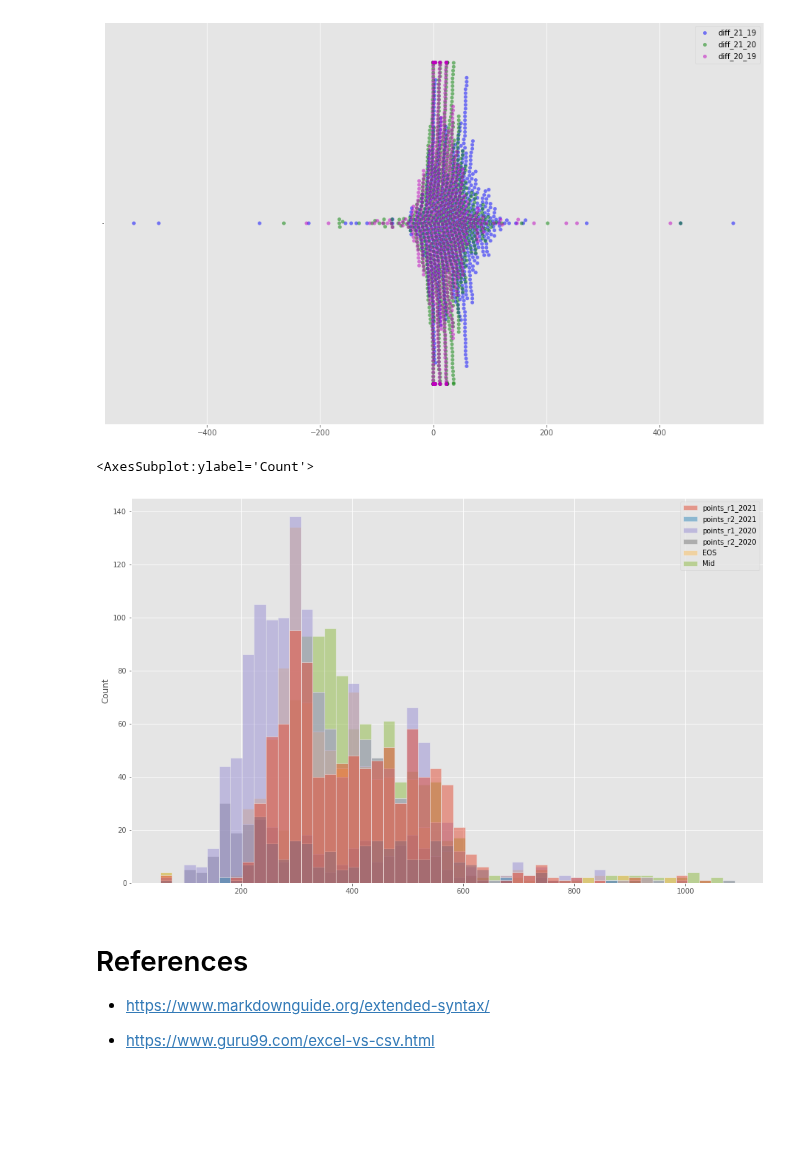
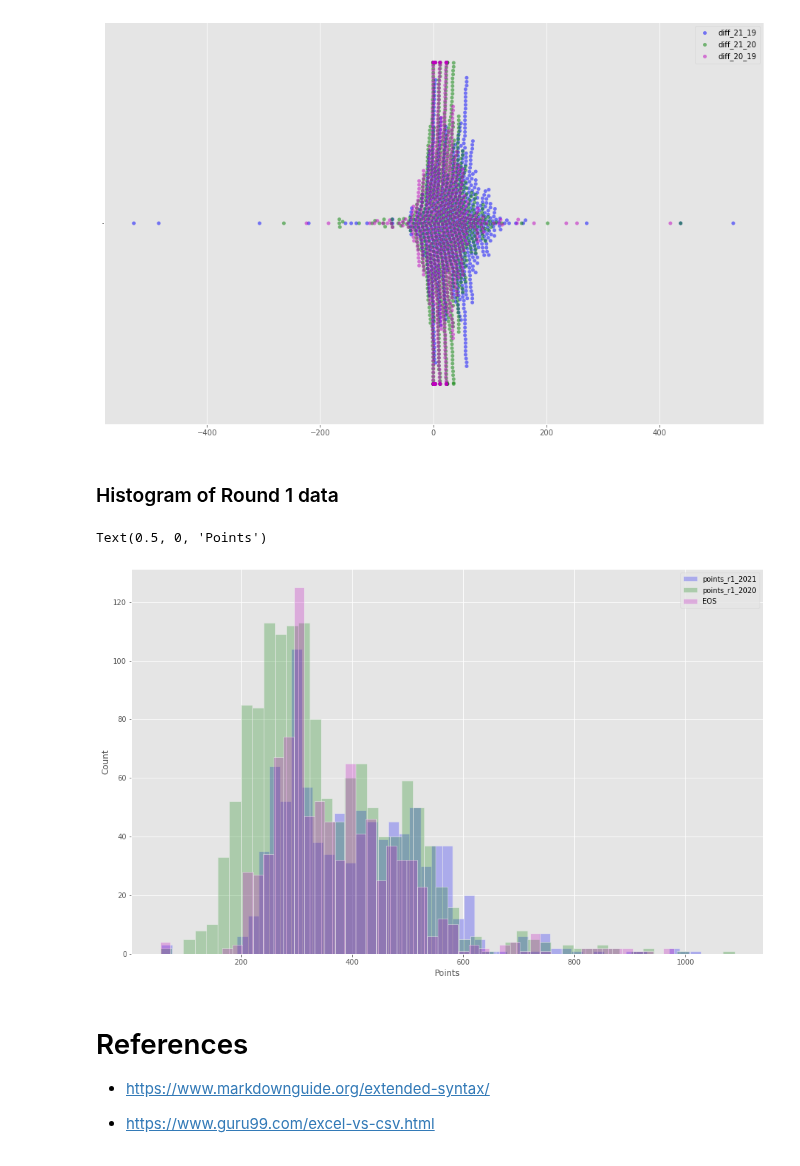
Before and after one commit to kaob1991/fundamentals-DA-assessment, a Jupyter notebook: cao.ipynb, the cells around one changed output. Drawn from its saved outputs; the diff is of its cells as text; code cells hidden in the pictures; blank space fills up the shorter version.

Commit message:
histogram done

```diff
--- a/cao.ipynb
+++ b/cao.ipynb
@@ -1047,11 +1047,17 @@ plt.legend(labels = ["diff_21_19", "diff_21_20", "diff_20_19"])
 # %% [output]
 <matplotlib.legend.Legend at 0x...>
 [figure]
-# %%
-sns.histplot(data=allcourses, alpha = .5)
-# %% [output]
-<AxesSubplot:ylabel='Count'>
-[figure, removed]
+# %% [markdown]
+### Histogram of Round 1 data
+# %%
+sns.histplot(data= allcourses, x ="points_r1_2021", color = "b", alpha = .25, bins = 50)
+sns.histplot(data= allcourses, x = "points_r1_2020", color = "g", alpha = .25, bins = 50 )
+sns.histplot(data= allcourses, x = "EOS", color = "m", alpha = .25,bins = 50 )
+plt.legend(["points_r1_2021","points_r1_2020", "EOS"])
+plt. xlabel ("Points")
+# %% [output]
+Text(0.5, 0, 'Points')
+[figure, added]
 # %% [markdown]
 # References
 
```
